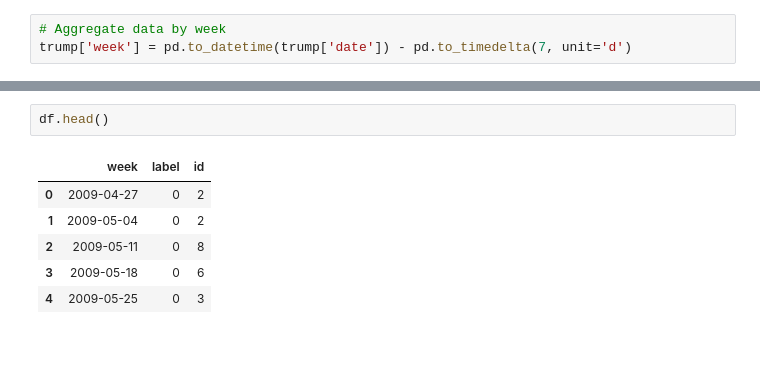
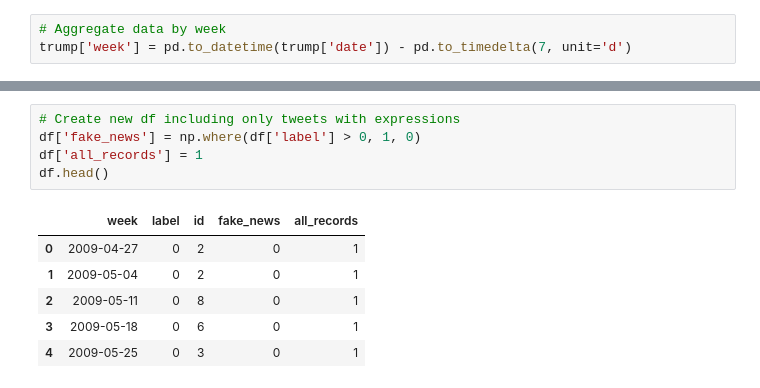
Before and after one commit to cmdelaserna/tweets-analysis, a Jupyter notebook: Fake News on Twitter.ipynb, the cells around one changed output, grey strips where cells are left out. Drawn from its saved outputs; the diff is of its cells as text; blank space fills up the shorter version.

```diff
--- a/Fake News on Twitter.ipynb
+++ b/Fake News on Twitter.ipynb
@@ -111,9 +138,12 @@ df = trump.groupby([pd.Grouper(key='week', freq='W-MON')])\
-# %%
-df.head()
-# %% [output]
-|  | week | label | id |
-| 0 | 2009-04-27 | 0 | 2 |
-| 1 | 2009-05-04 | 0 | 2 |
-| 2 | 2009-05-11 | 0 | 8 |
-| 3 | 2009-05-18 | 0 | 6 |
-| 4 | 2009-05-25 | 0 | 3 |
+# %%
+# Create new df including only tweets with expressions
+df['fake_news'] = np.where(df['label'] > 0, 1, 0)
+df['all_records'] = 1
+df.head()
+# %% [output]
+|  | week | label | id | fake_news | all_records |
+| 0 | 2009-04-27 | 0 | 2 | 0 | 1 |
+| 1 | 2009-05-04 | 0 | 2 | 0 | 1 |
+| 2 | 2009-05-11 | 0 | 8 | 0 | 1 |
+| 3 | 2009-05-18 | 0 | 6 | 0 | 1 |
+| 4 | 2009-05-25 | 0 | 3 | 0 | 1 |
```
Also changed, not shown: parts of 11 cells of this notebook.
